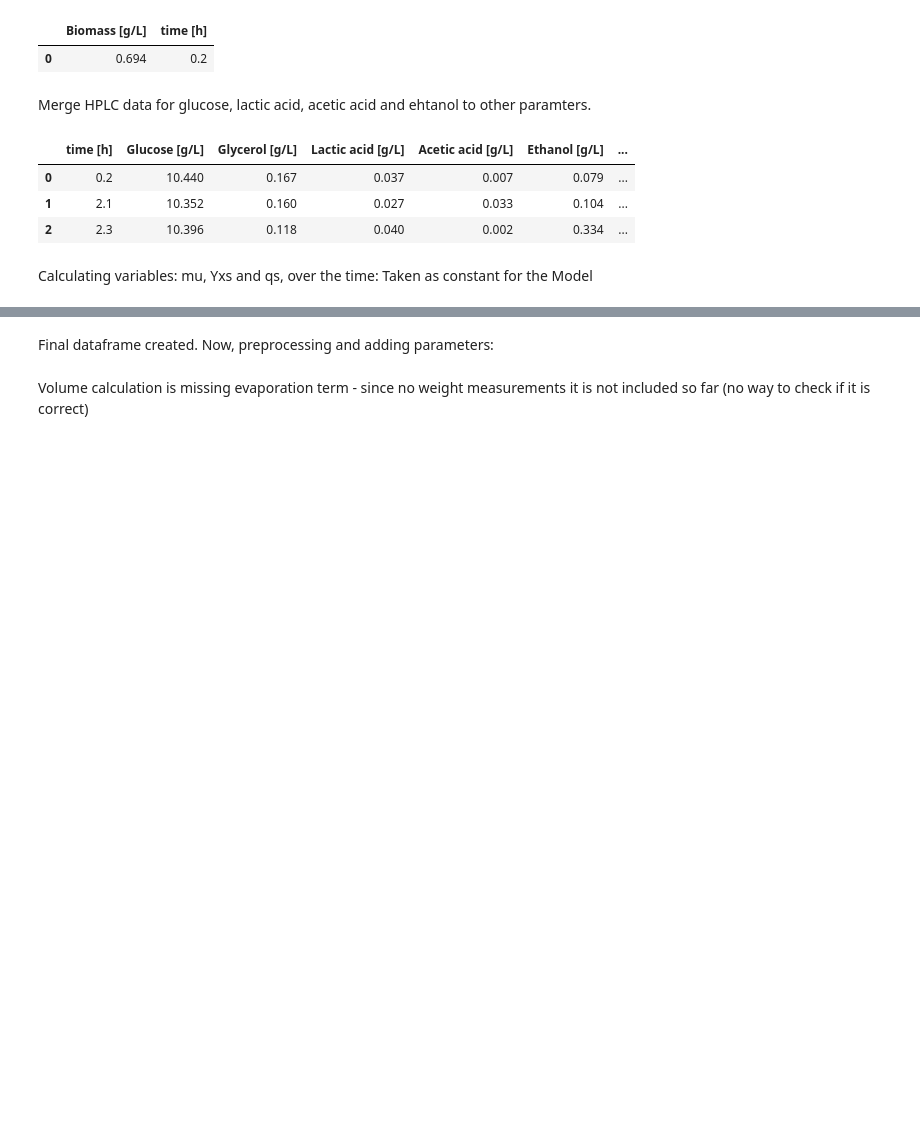
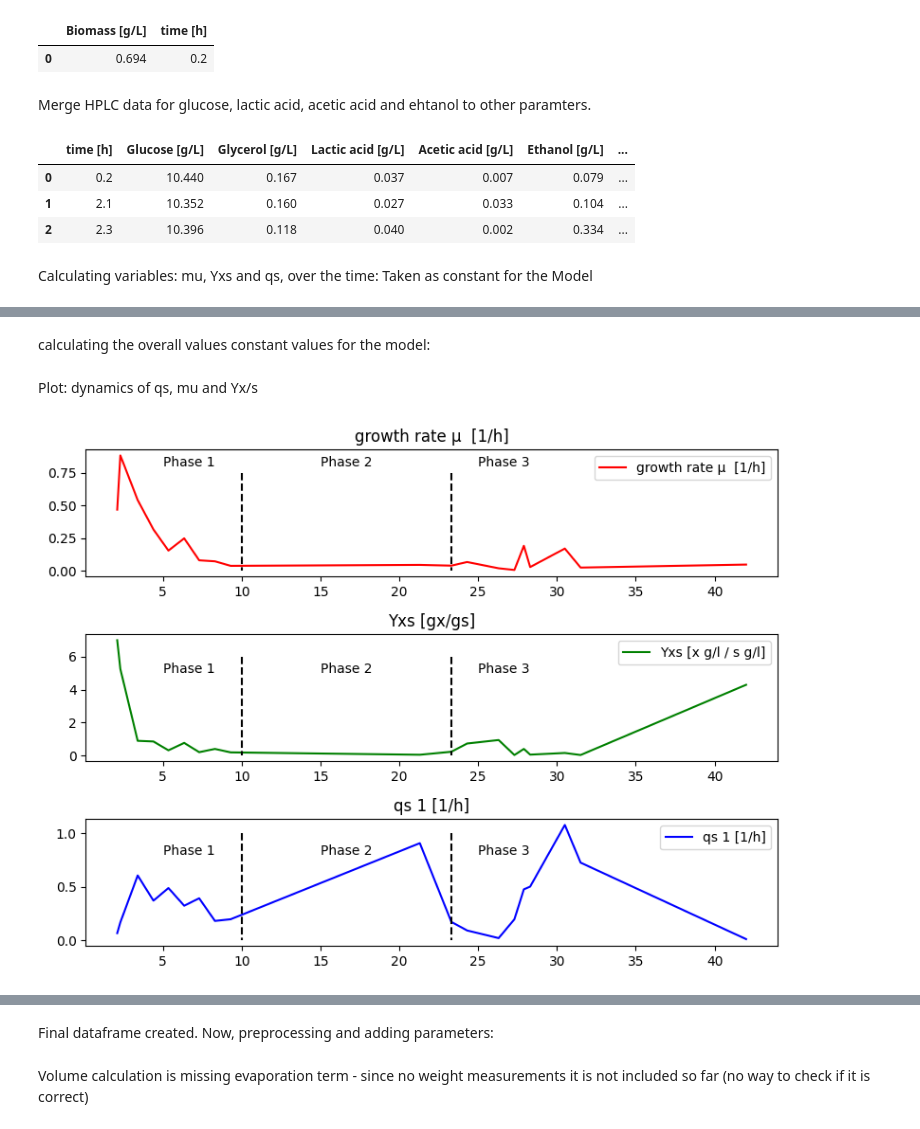
Before and after one commit to boripf/hybrid-model-corynebacterium, a Jupyter notebook: A_preprocessing.ipynb, the cells around one changed output, grey strips where cells are left out. Saved outputs shown, nothing was run; the diff lists cells and outputs as text; code cells hidden in the pictures; blank space fills up the shorter version.

```diff
--- a/A_preprocessing.ipynb
+++ b/A_preprocessing.ipynb
@@ -199,3 +200,72 @@ df_Yxs.head(20)
+# %% [markdown]
+calculating the overall values constant values for the model:
+# %% [markdown]
+Plot: dynamics of qs, mu and Yx/s
+# %%
+import matplotlib.pyplot as plt
+import numpy as np
+
+# Create a new figure and set the size
+plt.figure(figsize=(8, 6))
+
+# Plot the first subplot
+plt.subplot(3, 1, 1)  # (rows, columns, plot_number)
+plt.plot(df_Yxs['time [h]'], df_Yxs['mu between direct samples [1/h]'], 'r-', label='growth rate μ  [1/h]')
+plt.title('growth rate μ  [1/h]')
+plt.legend()
+
+
+
+
+# Add annotation for phase 1
+plt.annotate('Phase 1', xy=(10, 0.6), xytext=(5, 0.8))
+plt.plot([10, 10], [0.75, 0], 'k--')
+# Add annotation for phase 2
+plt.annotate('Phase 2', xy=(23.3, 0.3), xytext=(15, 0.8))
+plt.plot([23.3, 23.3], [0.75, 0], 'k--')
+
+plt.annotate('Phase 3', xy=(42, 0.3), xytext=(25, 0.8))
+
+# Plot the second subplot
+plt.subplot(3, 1, 2)  # (rows, columns, plot_number)
+plt.plot(df_Yxs['time [h]'], df_Yxs['Yxs [gx/gs]'], 'g-', label='Yxs [x g/l / s g/l]')
+plt.title('Yxs [gx/gs]')
+plt.legend()
+
+# Add annotation for phase 1
+plt.annotate('Phase 1', xy=(10, 0.6), xytext=(5, 5))
+plt.plot([10, 10], [6, 0], 'k--')
+# Add annotation for phase 2
+plt.annotate('Phase 2', xy=(23, 0.6), xytext=(15, 5))
+plt.plot([23.3, 23.3], [6, 0], 'k--')
+# Add annotation for phase 3
+plt.annotate('Phase 3', xy=(42, 0.3),  xytext=(25, 5))
+
+# Plot the third subplot
+plt.subplot(3, 1, 3)  # (rows, columns, plot_number)
+plt.plot(df_Yxs['time [h]'], df_Yxs['qs 1 - ds/dt/x - [1/h]'] , 'b-', label='qs 1 [1/h]')
+plt.title('qs 1 [1/h]')
+plt.legend()
+
+# Add annotation for phase 1
+plt.annotate('Phase 1', xy=(10, 0.6), xytext=(5, 0.8))
+plt.plot([10, 10], [1, 0], 'k--')
+# Add annotation for phase 2
+plt.annotate('Phase 2', xy=(23, 0.6), xytext=(15, 0.8))
+plt.plot([23.3, 23.3], [1, 0], 'k--')
+
+plt.annotate('Phase 3', xy=(42, 0.6), xytext=(25, 0.8))
+
+
+
+
+# Adjust spacing between subplots
+plt.tight_layout()
+
+# Show the plot
+plt.show()
+# %% [output]
+[figure, added]
 # %%
 # merging the biomass, substrates and coefficients to the overall dataframe
 df = df_merged4.merge(df_Yxs, on='time [h]', how='left')
```
Also changed, not shown: parts of 6 cells of this notebook, 3 other files.
